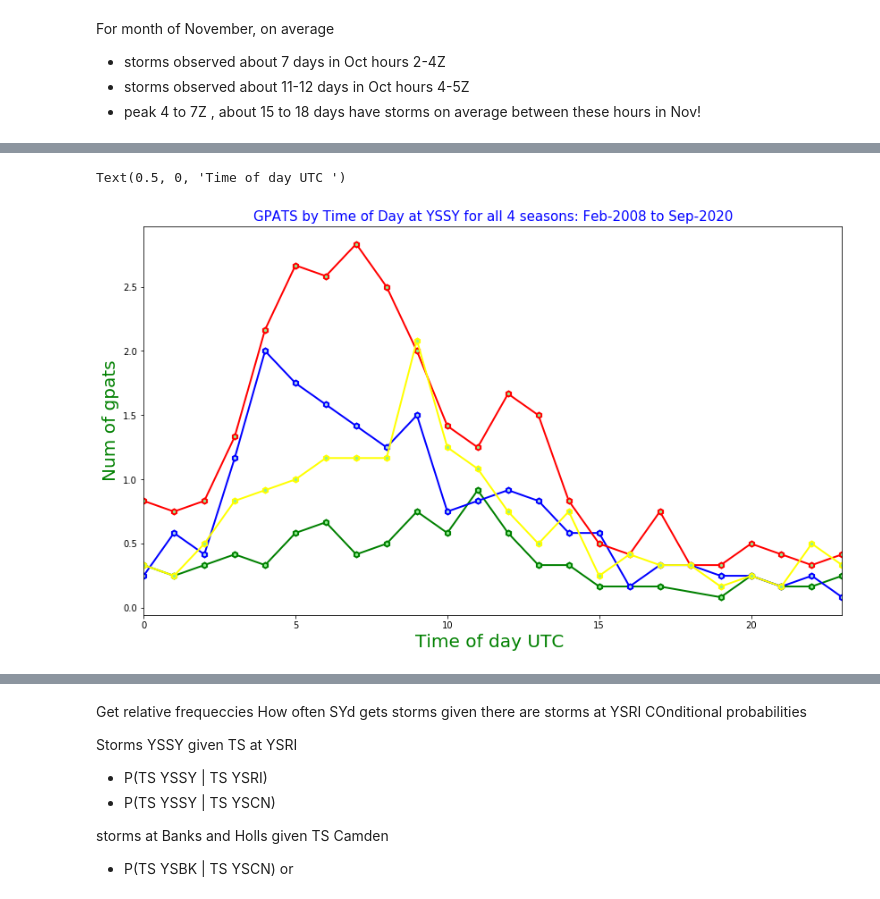
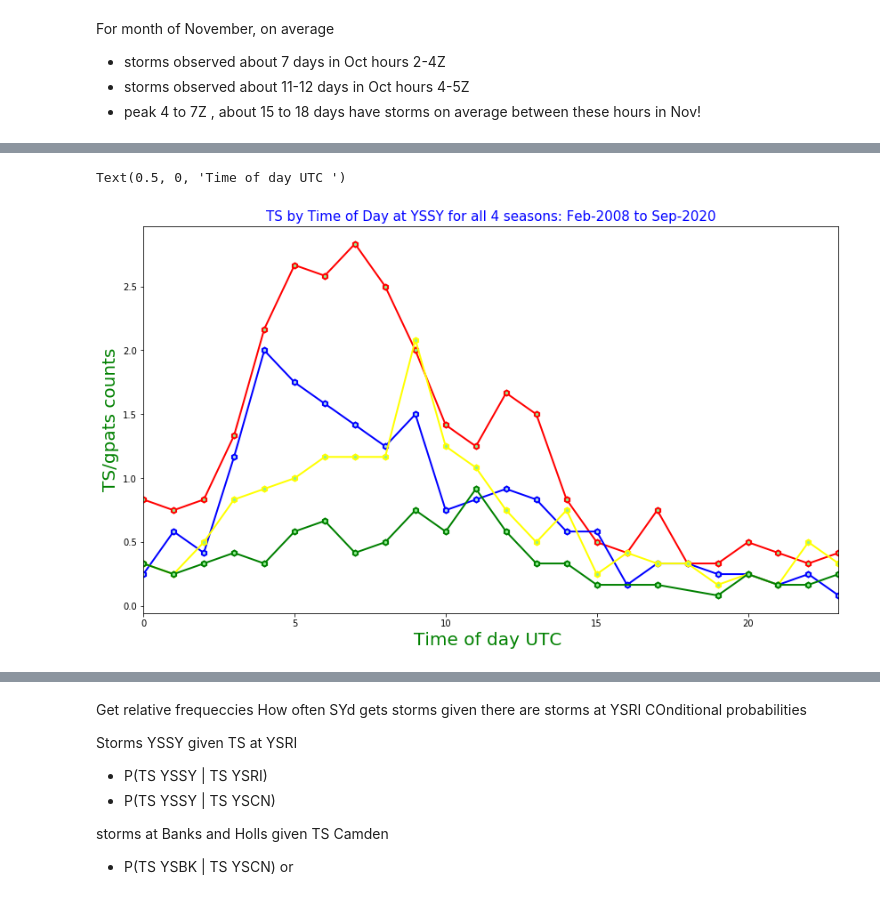
Before and after one commit to launda/avguide, a Jupyter notebook: Sydney_Basin_Storms.ipynb, the cells around one changed output, grey strips where cells are left out. Saved outputs shown, nothing was run; the diff lists cells and outputs as text; code cells hidden in the pictures.

```diff
--- a/Sydney_Basin_Storms.ipynb
+++ b/Sydney_Basin_Storms.ipynb
@@ -569,28 +536,30 @@ g1_summer = g1_hour.loc[summer]
 # %%
 
 g1_autumn = g1_hour.loc[autumn]
 
 g1_winter = g1_hour.loc[winter]
 
 fig, ax = plt.subplots(figsize=(14,8), nrows=1, ncols=1 )
 
-(g1_winter.groupby(g1_winter.index.hour).count()/12).plot(kind='line', color='green', linewidth=2,
+
+(g1_summer.groupby(g1_summer.index.hour).count()/12).plot(kind='line', color='red', linewidth=2,
          marker='h', markerfacecolor='lightgreen', markeredgewidth=2)
 (g1_spring.groupby(g1_spring.index.hour).count()/12).plot(kind='line', color='blue', linewidth=2,
          marker='h', markerfacecolor='lightblue', markeredgewidth=2)
-(g1_summer.groupby(g1_summer.index.hour).count()/12).plot(kind='line', color='red', linewidth=2,
-         marker='h', markerfacecolor='lightgreen', markeredgewidth=2)
 (g1_autumn.groupby(g1_autumn.index.hour).count()/12).plot(kind='line', color='yellow', linewidth=2,
          marker='h', markerfacecolor='lightgreen', markeredgewidth=2)
 
-title = f'GPATS by Time of Day at {sta} for all 4 seasons: \
+(g1_winter.groupby(g1_winter.index.hour).count()/12).plot(kind='line', color='green', linewidth=2,
+         marker='h', markerfacecolor='lightgreen', markeredgewidth=2)
+
+title = f'TS by Time of Day at {sta} for all 4 seasons: \
 {ts_days.index[0].strftime("%b-%Y")} to {ts_days.index[-1].strftime("%b-%Y")}'
 ax.set_title(title, color='b',fontsize=15)
-ax.set_ylabel('Num of gpats', color='g', fontsize=20)
+ax.set_ylabel('TS/gpats counts', color='g', fontsize=20)
 ax.set_xlabel('Time of day UTC ', color='g', fontsize=20)
 # %% [output]
 Text(0.5, 0, 'Time of day UTC ')
-[figure, old version]
+[figure, new version]
 # %%
 # def get_gpats_data(cur_dir:str="./gpats_data/",sta:str="YBBN")->pd.DataFrame:
 yssy = bous.get_gpats_data(cur_dir=cur_dir,sta='YSSY')\
```
Also changed, not shown: parts of 25 cells of this notebook.
